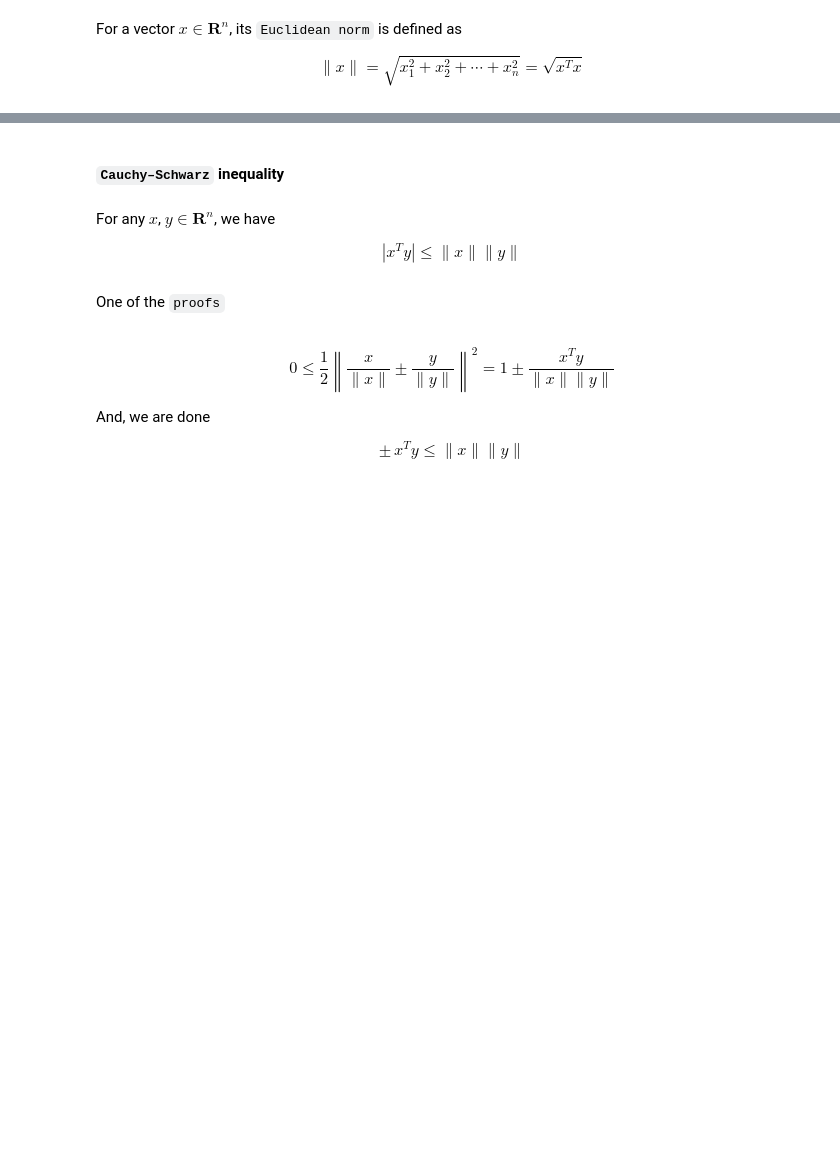
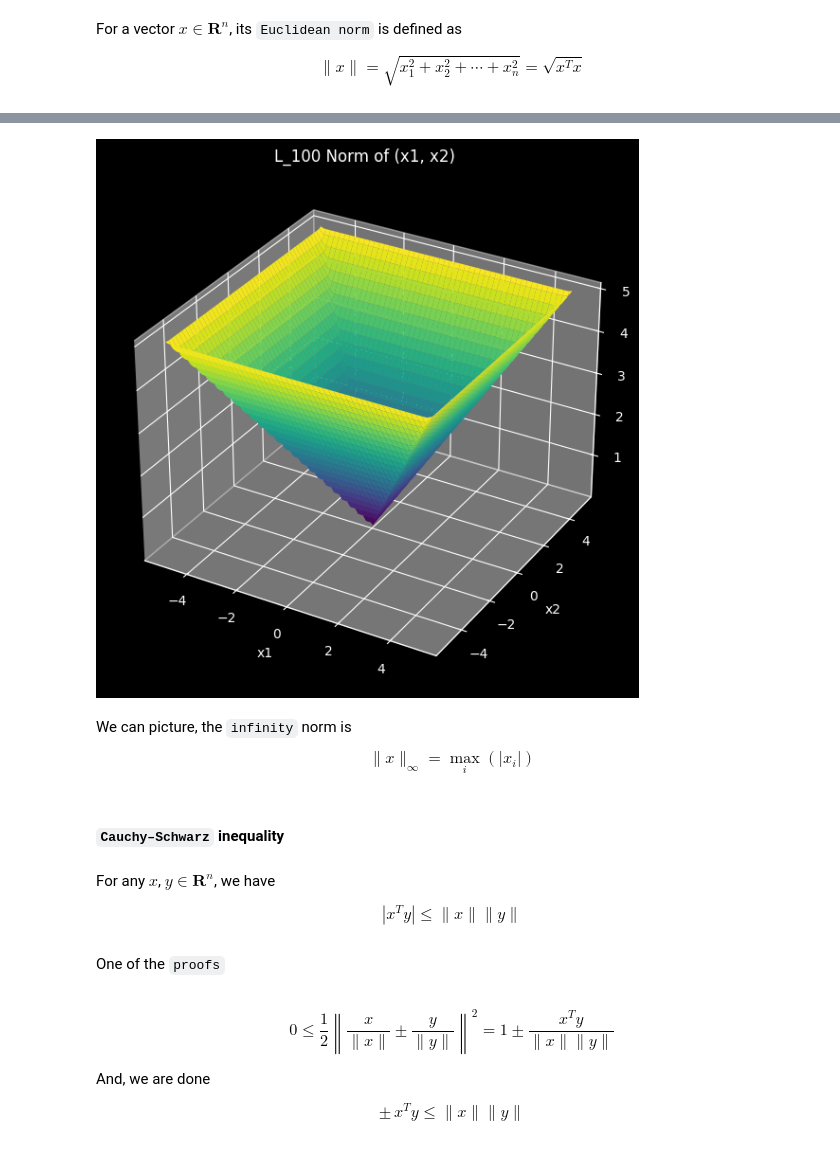
Before and after one commit to heyjianjing/linear_algebra, a Jupyter notebook: la_11_Norm_Cauchy_Schwarz.ipynb, the cells around one changed output, grey strips where cells are left out. Drawn from its saved outputs; the diff is of its cells as text; code cells hidden in the pictures; blank space fills up the shorter version.

```diff
--- a/la_11_Norm_Cauchy_Schwarz.ipynb
+++ b/la_11_Norm_Cauchy_Schwarz.ipynb
@@ -14,3 +49,9 @@ Euclidean norm (and other norms) satisfies the following
+# %%
+plot_norm(100)
+# %% [output]
+[figure, added]
+# %% [markdown]
+We can picture, the `infinity` norm is $$\|x\|_{\infty}=\max_i (|x_i|)$$
 # %% [markdown]
 #### `Cauchy–Schwarz` inequality
 # %% [markdown]
```
Also changed, not shown: parts of 6 cells of this notebook.
